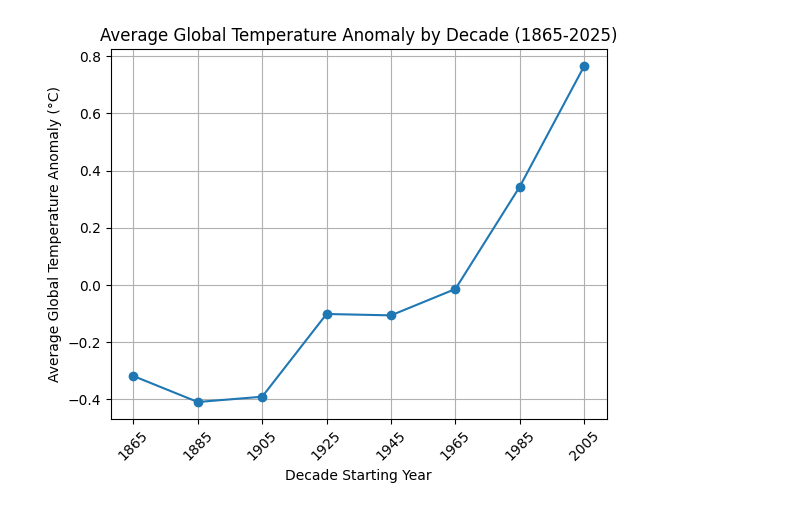
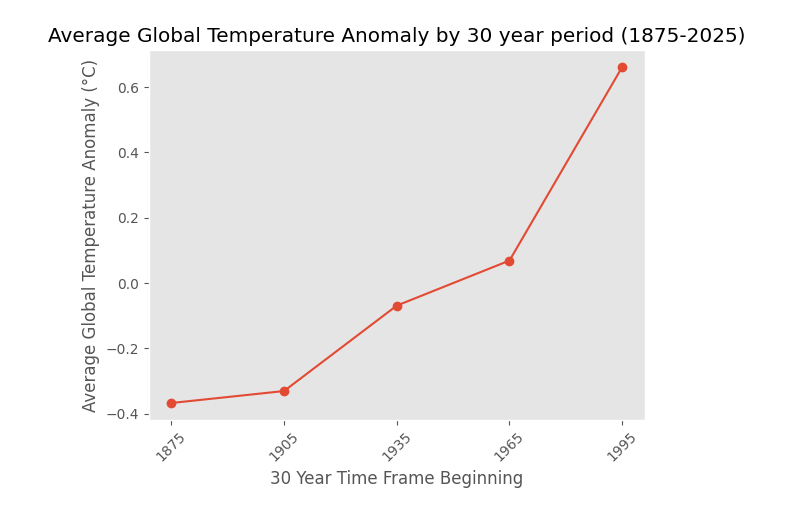
Before and after one commit to R-Mulholland/Persistecnce, a Jupyter notebook: Temp_data.ipynb, the cells around one changed output. Saved outputs shown, nothing was run; the diff lists cells and outputs as text; code cells hidden in the pictures.

```diff
--- a/Temp_data.ipynb
+++ b/Temp_data.ipynb
@@ -2,38 +2,34 @@
 import pandas as pd
 import matplotlib.pyplot as plt
 
-df = pd.read_csv('HadCRUT.5.1.0.0.analysis.summary_series.global.annual.csv')
-df = df.rename(columns={'Time': 'year', 'Anomaly (deg C)': 'Temp anomaly'})
-df = df[df['year'] >= 1865]
-
-
-Ys_20 = []
-Average_Temp = []
+dfTemp = pd.read_csv('HadCRUT.5.1.0.0.analysis.summary_series.global.annual.csv')
+dfTemp = dfTemp.rename(columns={'Time': 'year', 'Anomaly (deg C)': 'Temp anomaly'})
+df = dfTemp[dfTemp['year'] >= 1865]
 # %%
-def Average_temp_20(df):
+def Average_temp(df):
     return df['Temp anomaly'].mean()
+plt.style.use('ggplot')
 
+Average_Temp_30 = []
+Ys_30 = []
 
-Average_Temp = []
-Ys_20 = []
+for i in range(5):
+    dfTemp_30 = dfTemp[(dfTemp['year'] > 1875 +30*i) & (dfTemp['year'] <= 1875 + 30*(i+1))]
+    Average_Temp_30.append(Average_temp(dfTemp_30))
+    Ys_30.append(f"{1875 + 30*i}")
 
-for i in range(8):
-    df_20 = df[(df['year'] > 1865 +20*i) & (df['year'] <= 1865 + 20*(i+1))]
-    Average_Temp.append(Average_temp_20(df_20))
-    Ys_20.append(f"{1865 + 20*i}")
+df_AvgTemp30 = pd.DataFrame({
+    "decade": Ys_30,
+    "Average_Temperature": Average_Temp_30
+})
+df_AvgTemp30
 
-df_AvgTemp20 = pd.DataFrame({
-    "decade": Ys_20,
-    "Average_Temperature": Average_Temp
-})
-df_AvgTemp20
-
-plt.plot(df_AvgTemp20['decade'], df_AvgTemp20['Average_Temperature'], marker='o')
-plt.xlabel('Decade Starting Year')
+plt.plot(df_AvgTemp30['decade'], df_AvgTemp30['Average_Temperature'], marker='o')
+plt.xlabel('30 Year Time Frame Beginning')
 plt.ylabel('Average Global Temperature Anomaly (°C)')
-plt.title('Average Global Temperature Anomaly by Decade (1865-2025)')
+plt.title('Average Global Temperature Anomaly by 30 year period (1875-2025)')
 plt.grid()
 plt.xticks(rotation=45)
 plt.show()
 # %% [output]
-[figure, old version]
+[figure, new version]
```
Also changed, not shown: 4 other files.
